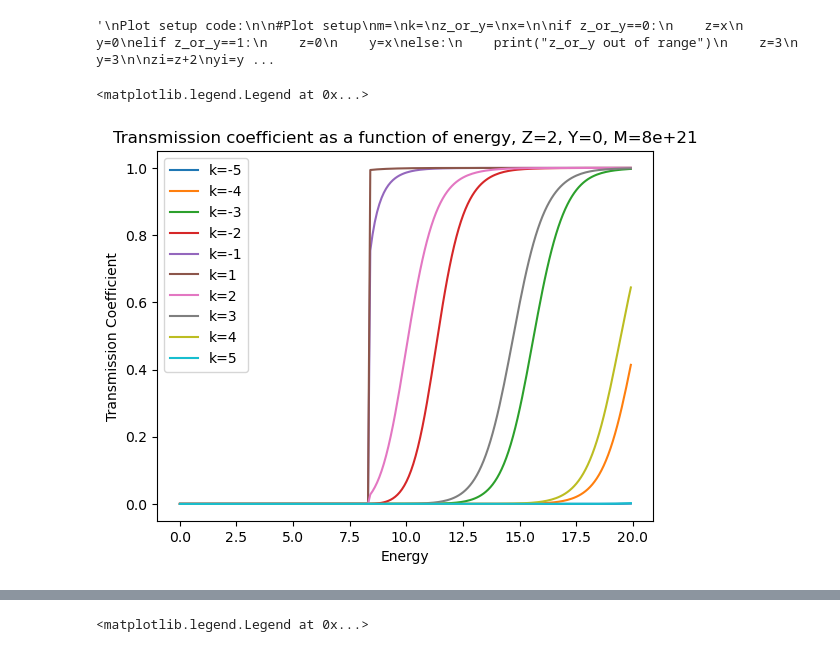
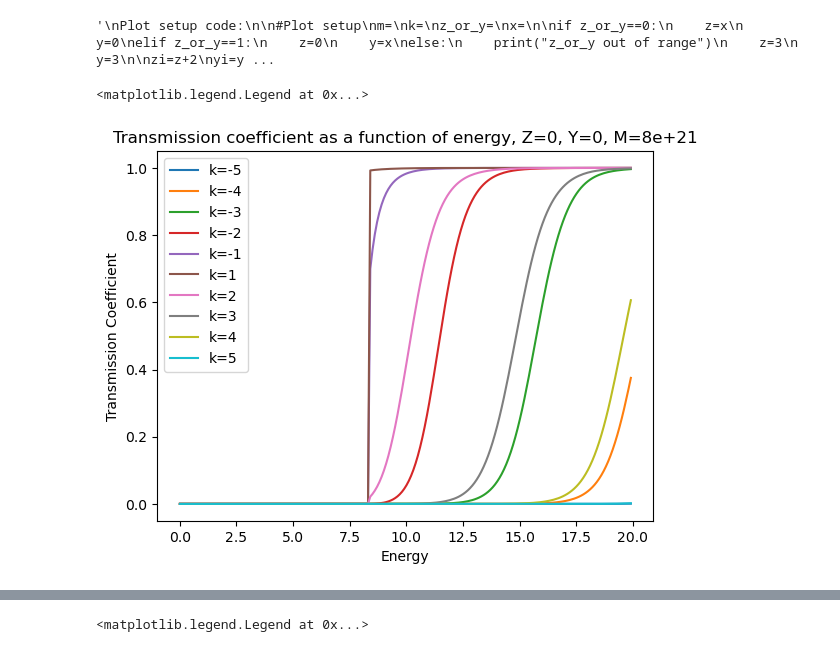
Before and after one commit to hirata10/PrimordialBlackHole, a Jupyter notebook: Transmission/transmission.ipynb, the cells around one changed output, grey strips where cells are left out. Saved outputs shown, nothing was run; the diff lists cells and outputs as text; code cells hidden in the pictures.

```diff
--- a/Transmission/transmission.ipynb
+++ b/Transmission/transmission.ipynb
@@ -854,7 +866,7 @@ t13=t13array[mi]
 #Plot setup
 m=8e21
 z_or_y=0
-x=2
+x=0
 
 if z_or_y==0:
     z=x
@@ -876,31 +888,31 @@ elif m==2e21:
 elif m==4e21:
     mi=2
 elif m==8e21:
     mi=3
 else:
     print("m out of range")
     mi=4
 
 hlist=harray[mi]
 T=Tarray[mi]
 
 #Plotting
 plt.plot(hlist*(8*np.pi*m),T[:,z_or_y,xi,0])
 plt.plot(hlist*(8*np.pi*m),T[:,z_or_y,xi,1])
 plt.plot(hlist*(8*np.pi*m),T[:,z_or_y,xi,2])
 plt.plot(hlist*(8*np.pi*m),T[:,z_or_y,xi,3])
 plt.plot(hlist*(8*np.pi*m),T[:,z_or_y,xi,4])
 plt.plot(hlist*(8*np.pi*m),T[:,z_or_y,xi,5])
 plt.plot(hlist*(8*np.pi*m),T[:,z_or_y,xi,6])
 plt.plot(hlist*(8*np.pi*m),T[:,z_or_y,xi,7])
 plt.plot(hlist*(8*np.pi*m),T[:,z_or_y,xi,8])
 plt.plot(hlist*(8*np.pi*m),T[:,z_or_y,xi,9])
 #plt.axvline(x=mu)
 plt.xlabel("Energy")
 plt.ylabel("Transmission Coefficient")
 plt.title("Transmission coefficient as a function of energy, Z="+str(z)+", Y="+str(y)+", M="+str(m))
 plt.legend(["k=-5","k=-4","k=-3","k=-2","k=-1","k=1","k=2","k=3","k=4","k=5"])
 #plt.xlim(8,10)
 # %% [output]
 <matplotlib.legend.Legend at 0x...>
-[figure, old version]
+[figure, new version]
```
Also changed, not shown: parts of 12 cells of this notebook.
